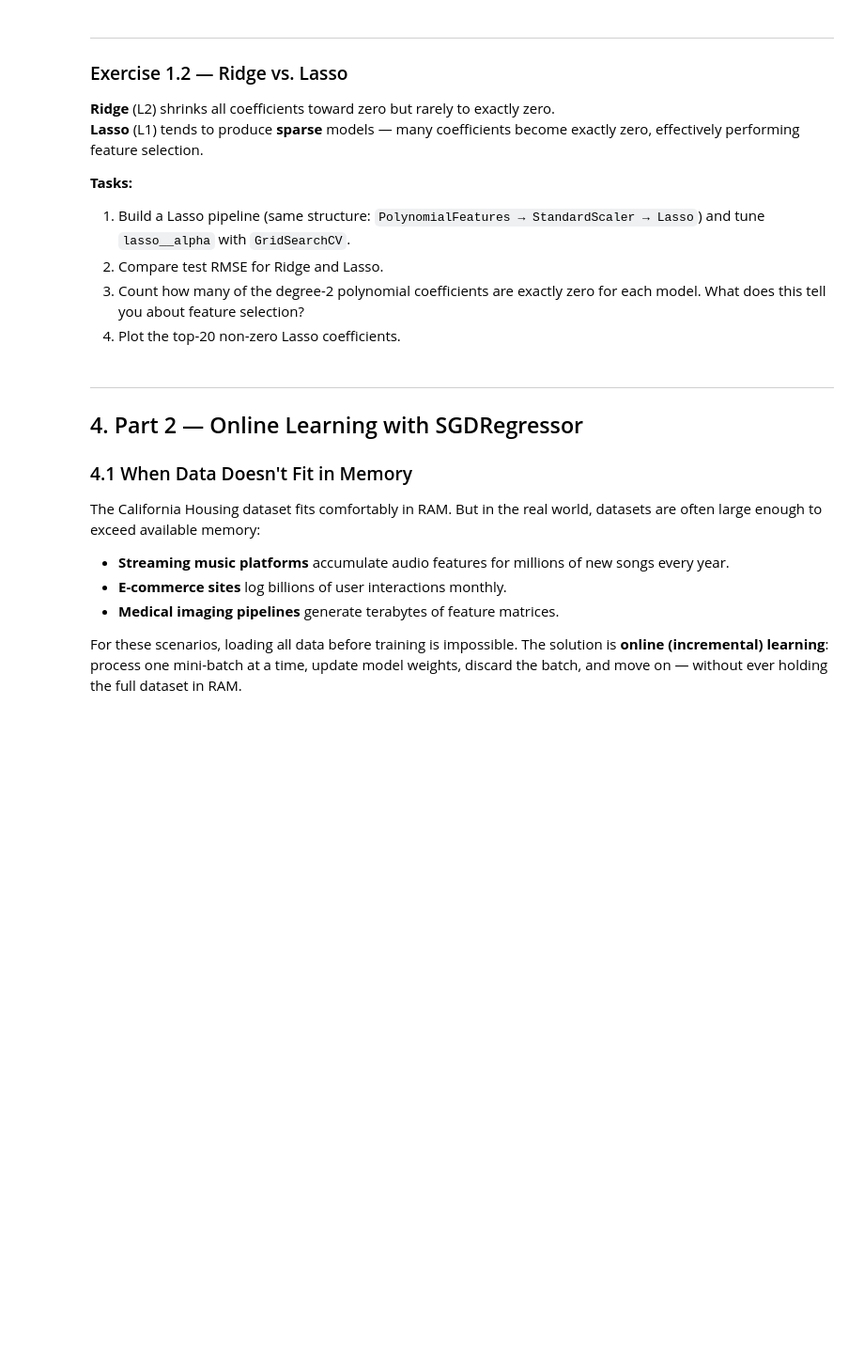
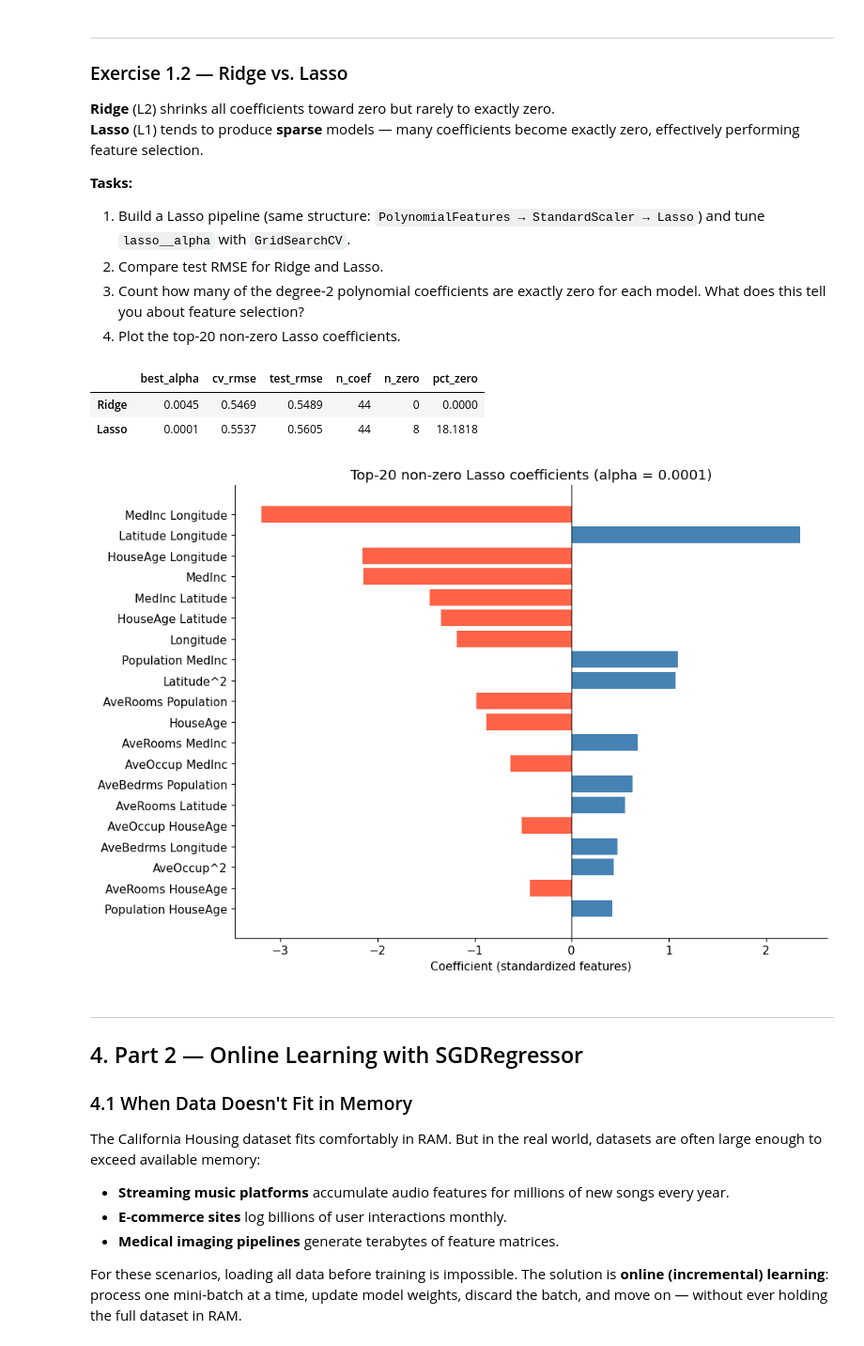
Before and after one commit to bapilco/Talleres, a Jupyter notebook: linear_regression.ipynb, the cells around one changed output. Shown at 94% size. Cells and saved outputs as stored; diff of their text form; code cells hidden in the pictures; blank space fills up the shorter version.

```diff
--- a/linear_regression.ipynb
+++ b/linear_regression.ipynb
@@ -785,6 +860,61 @@ So far we used `POLY_DEGREE = 2`. In this exercise you will compare degree 1, 2,
 4. Plot the top-20 non-zero Lasso coefficients.
 # %%
 # Your code here
+
+# Exercise 1.2 - Ridge vs. Lasso (degree-2 polynomial features)
+# Same structure as the Ridge pipeline (log1p -> poly -> scaler -> model) for a fair comparison.
+LASSO_DEGREE = 2
+LASSO_ALPHAS = np.logspace(-4, 0, 20)   # large alphas zero out everything; small ones converge slowly
+
+lasso_search = GridSearchCV(
+    make_poly_pipeline(LASSO_DEGREE, Lasso(max_iter=20_000), 'lasso'),
+    {'lasso__alpha': LASSO_ALPHAS},
+    cv=CV_FOLDS,
+    scoring='neg_mean_squared_error',
+    n_jobs=-1,
+)
+lasso_search.fit(X_train, y_train)
+best_lasso = lasso_search.best_estimator_
+best_ridge = degree_results[LASSO_DEGREE]['model']   # degree-2 Ridge from Exercise 1.1
+
+
+# Test RMSE and sparsity
+feature_names = best_lasso[:-1].get_feature_names_out()   # names after log + poly + scaler
+ridge_coef = best_ridge.named_steps['ridge'].coef_
+lasso_coef = best_lasso.named_steps['lasso'].coef_
+
+comparison = pd.DataFrame({
+    'best_alpha': [degree_results[LASSO_DEGREE]['best_alpha'], lasso_search.best_params_['lasso__alpha']],
+    'cv_rmse'   : [degree_results[LASSO_DEGREE]['cv_rmse'], np.sqrt(-lasso_search.best_score_)],
+    'test_rmse' : [np.sqrt(mean_squared_error(y_test, best_ridge.predict(X_test))),
+                   np.sqrt(mean_squared_error(y_test, best_lasso.predict(X_test)))],
+    'n_coef'    : [ridge_coef.size, lasso_coef.size],
+    'n_zero'    : [int(np.sum(ridge_coef == 0)), int(np.sum(lasso_coef == 0))],
+}, index=['Ridge', 'Lasso'])
+comparison['pct_zero'] = 100 * comparison['n_zero'] / comparison['n_coef']
+display(comparison.round(4))
+
+
+# Top-20 non-zero Lasso coefficients (by absolute value)
+lasso_series = pd.Series(lasso_coef, index=feature_names)
+top20 = lasso_series[lasso_series != 0].abs().sort_values(ascending=False).head(20).index
+top20_coef = lasso_series[top20].iloc[::-1]   # reversed so the largest is on top of the barh
+
+fig, ax = plt.subplots(figsize=(10, 7))
+ax.barh(top20_coef.index, top20_coef.values,
+        color=[COLORS[0] if v > 0 else COLORS[1] for v in top20_coef.values])
+ax.axvline(0, color='black', lw=0.8)
+ax.set_xlabel('Coefficient (standardized features)')
+ax.set_title(f'Top-{len(top20_coef)} non-zero Lasso coefficients '
+             f'(alpha = {lasso_search.best_params_["lasso__alpha"]:.4g})')
+plt.tight_layout()
+plt.savefig('assets/ex12_lasso_top20.png', dpi=120, bbox_inches='tight')
+plt.show()
+# %% [output]
+|  | best_alpha | cv_rmse | test_rmse | n_coef | n_zero | pct_zero |
+| Ridge | 0.0045 | 0.5469 | 0.5489 | 44 | 0 | 0.0000 |
+| Lasso | 0.0001 | 0.5537 | 0.5605 | 44 | 8 | 18.1818 |
+[figure, added]
 # %% [markdown]
 ---
 <a id='part2'></a>
```
Also changed, not shown: parts of 16 cells of this notebook, 1 other file.
